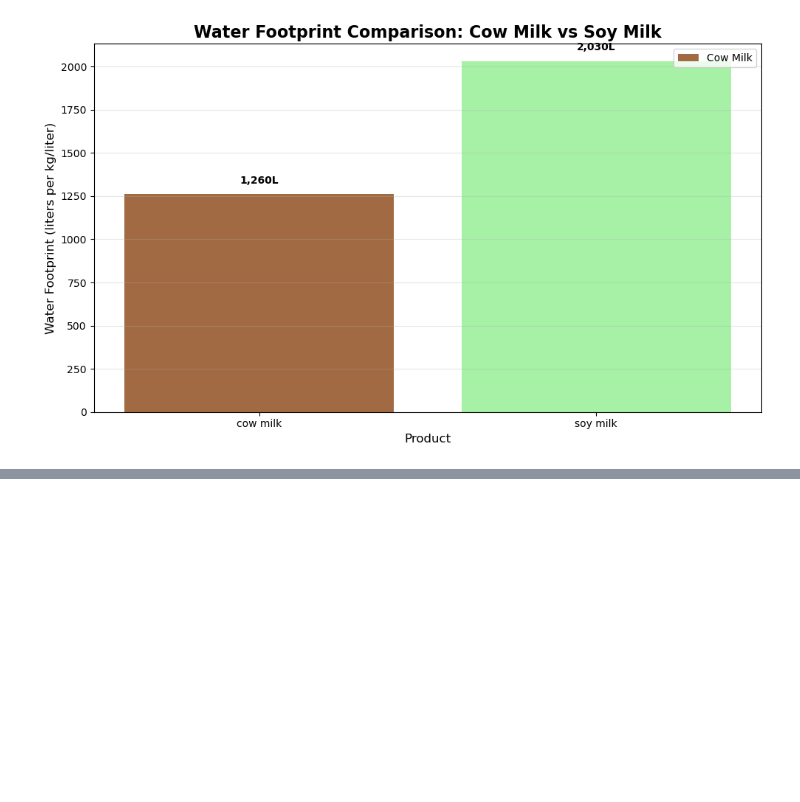
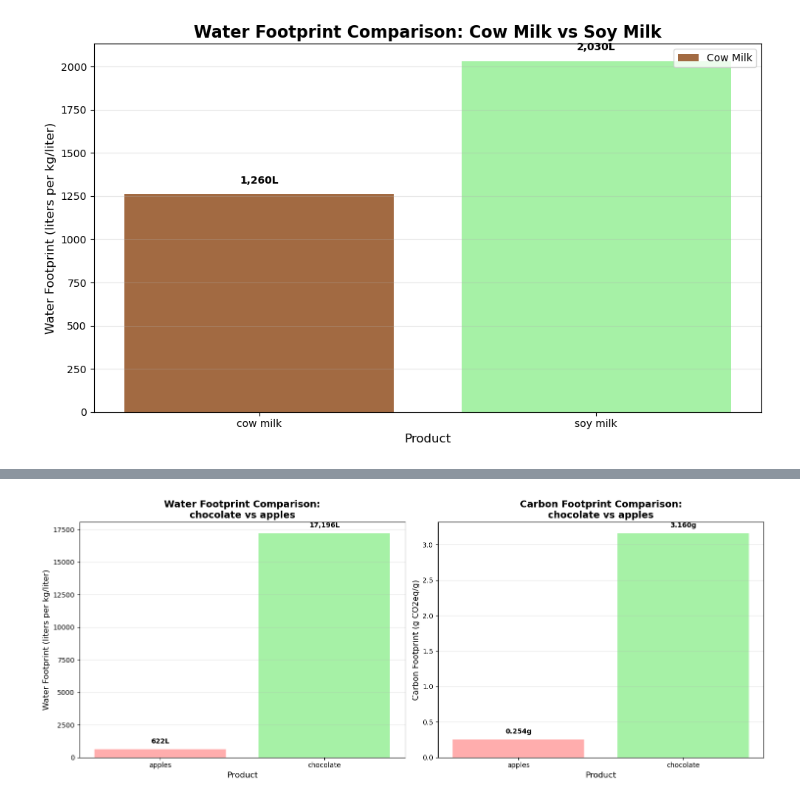
Before and after one commit to TCoaM/TrueCostOfAMeal, a Jupyter notebook: pietraaaaaaaaaaaaa.ipynb, the cells around one changed output, grey strips where cells are left out. Drawn from its saved outputs; the diff is of its cells as text; code cells hidden in the pictures; blank space fills up the shorter version.

```diff
--- a/pietraaaaaaaaaaaaa.ipynb
+++ b/pietraaaaaaaaaaaaa.ipynb
@@ -160,0 +132,4 @@ cow milk produces 1.7x more CO2 than soy milk
+# %%
+compare_products("chocolate", "apples")
+# %% [output]
+[figure, added]
```
Also changed, not shown: parts of 8 cells of this notebook.
